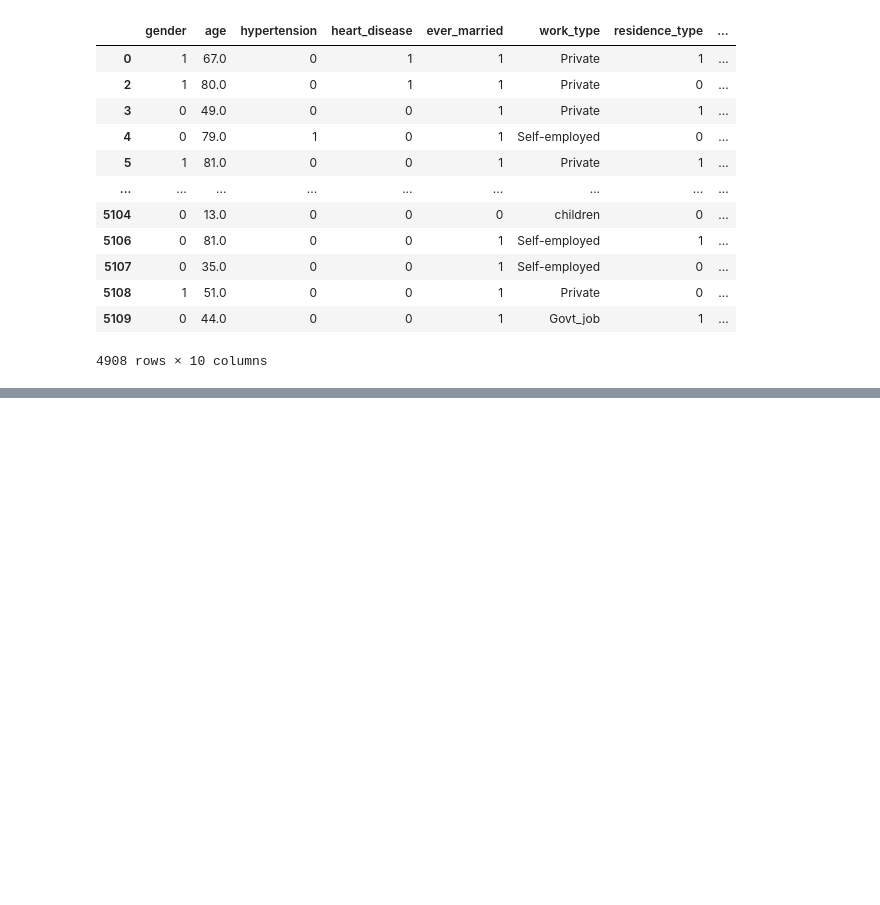
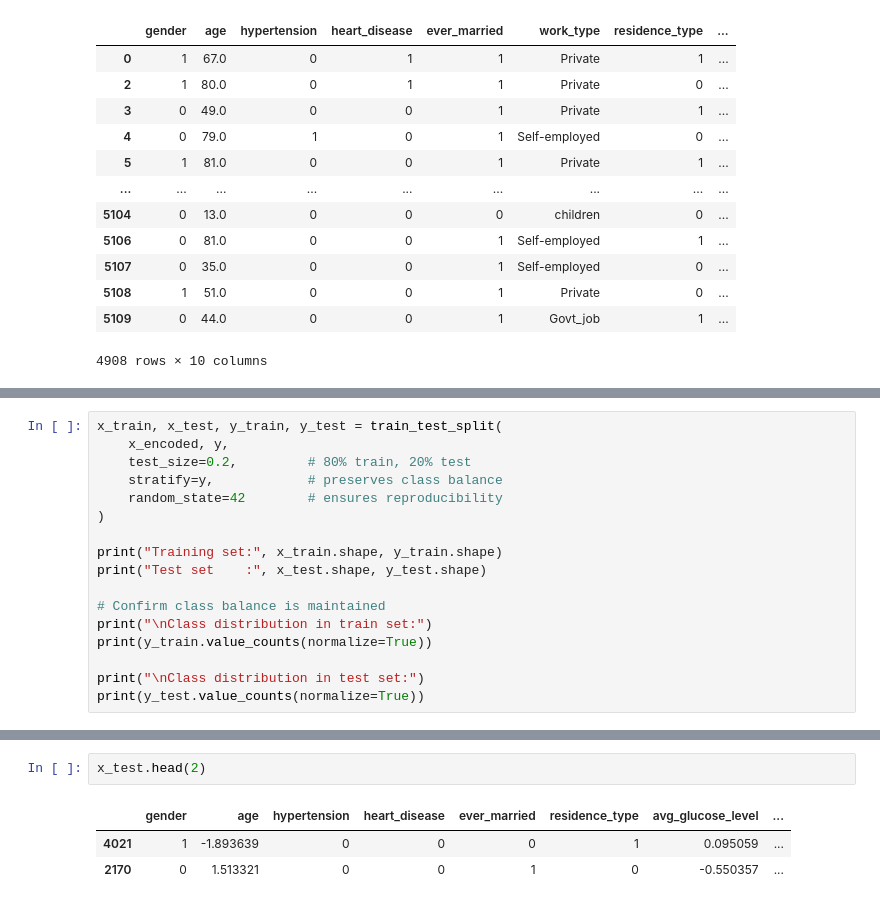
Before and after one commit to Chii2401344/BCS102_Assignment, a Jupyter notebook: BCS102_Assignment.ipynb, the cells around one changed output, grey strips where cells are left out. Drawn from its saved outputs; the diff is of its cells as text; blank space fills up the shorter version.

```diff
--- a/BCS102_Assignment.ipynb
+++ b/BCS102_Assignment.ipynb
@@ -372,0 +427,17 @@ x_encoded
+# %%
+x_train, x_test, y_train, y_test = train_test_split(
+    x_encoded, y,
+    test_size=0.2,         # 80% train, 20% test
+    stratify=y,            # preserves class balance
+    random_state=42        # ensures reproducibility
+)
+
+print("Training set:", x_train.shape, y_train.shape)
+print("Test set    :", x_test.shape, y_test.shape)
+
+# Confirm class balance is maintained
+print("\nClass distribution in train set:")
+print(y_train.value_counts(normalize=True))
+
+print("\nClass distribution in test set:")
+print(y_test.value_counts(normalize=True))
@@ -372,0 +459,6 @@ x_encoded
+# %%
+x_test.head(2)
+# %% [output]
+|  | gender | age | hypertension | heart_disease | ever_married | residence_type | avg_glucose_level | ... |
+| 4021 | 1 | -1.893639 | 0 | 0 | 0 | 1 | 0.095059 | ... |
+| 2170 | 0 | 1.513321 | 0 | 0 | 1 | 0 | -0.550357 | ... |
```
Also changed, not shown: parts of 10 cells of this notebook.
